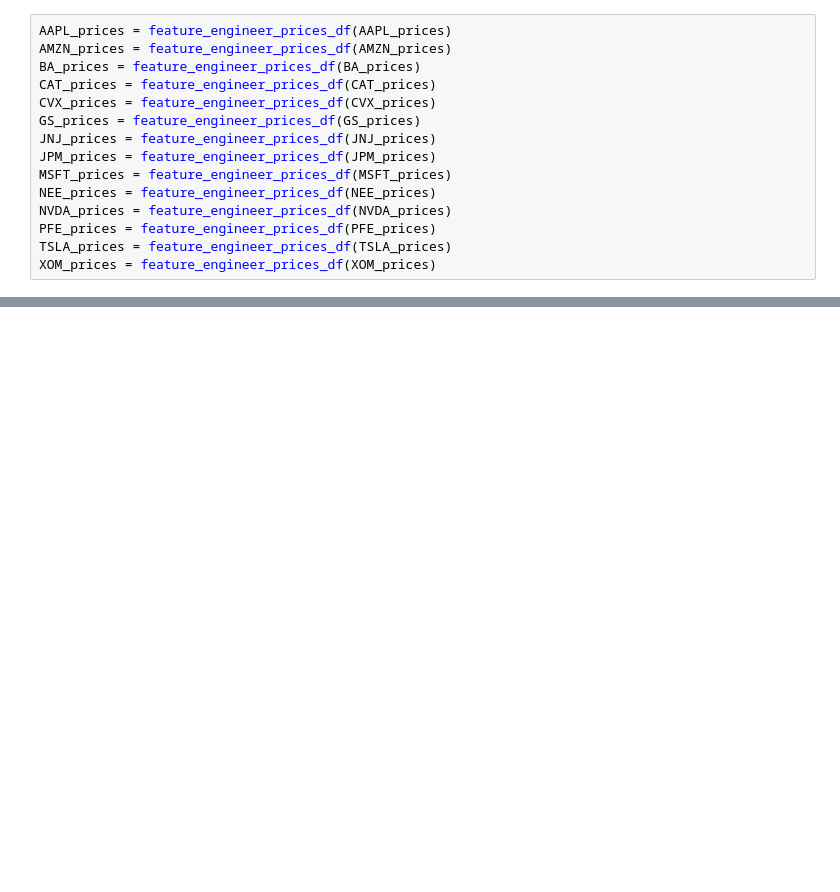
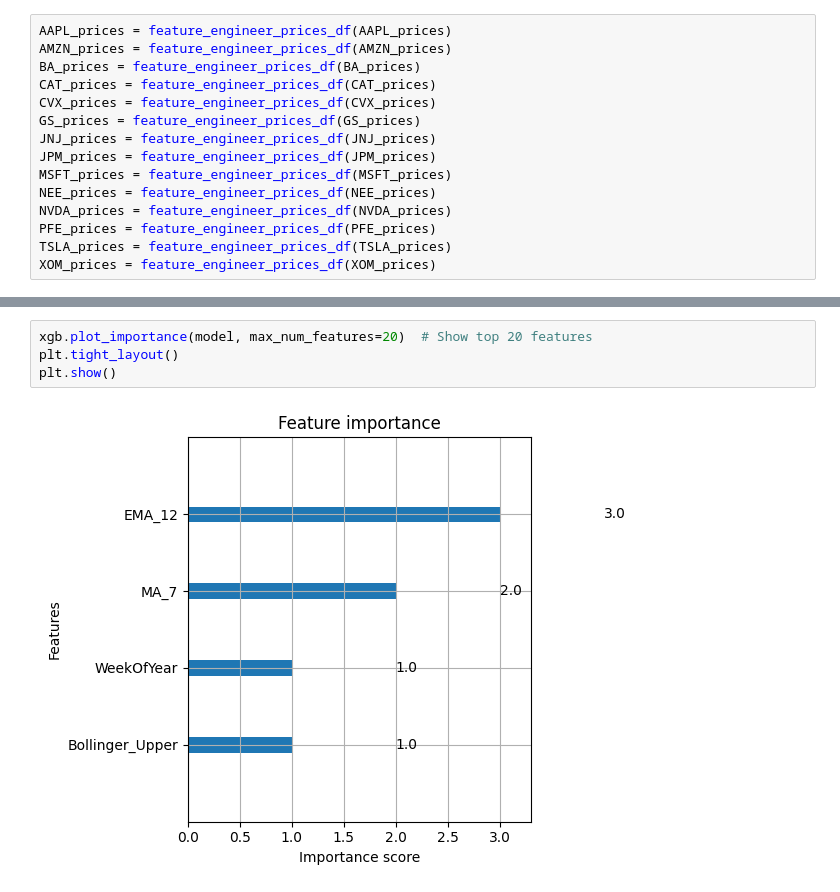
Before and after one commit to adhfmz8/stock-price-prediction, a Jupyter notebook: notebooks/02_model_testing.ipynb, the cells around one changed output, grey strips where cells are left out. Cells and saved outputs as stored; diff of their text form; blank space fills up the shorter version.

```diff
--- a/notebooks/02_model_testing.ipynb
+++ b/notebooks/02_model_testing.ipynb
@@ -167,0 +346,6 @@ def train_xgboost_model(X_train, y_train, X_test, y_test):
+# %%
+xgb.plot_importance(model, max_num_features=20)  # Show top 20 features
+plt.tight_layout()
+plt.show()
+# %% [output]
+[figure, added]
```
Also changed, not shown: parts of 10 cells of this notebook.
